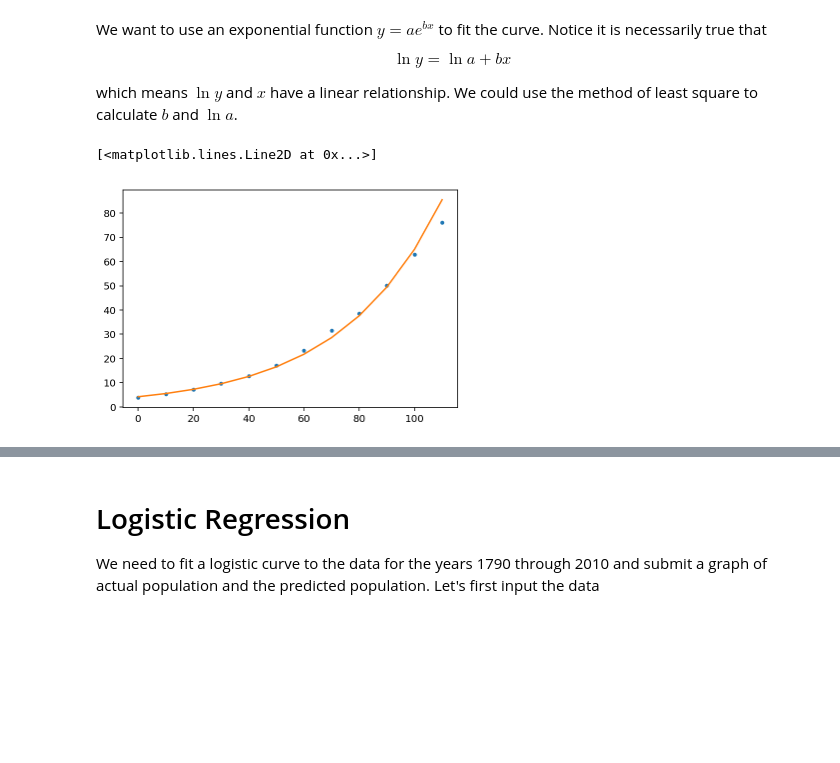
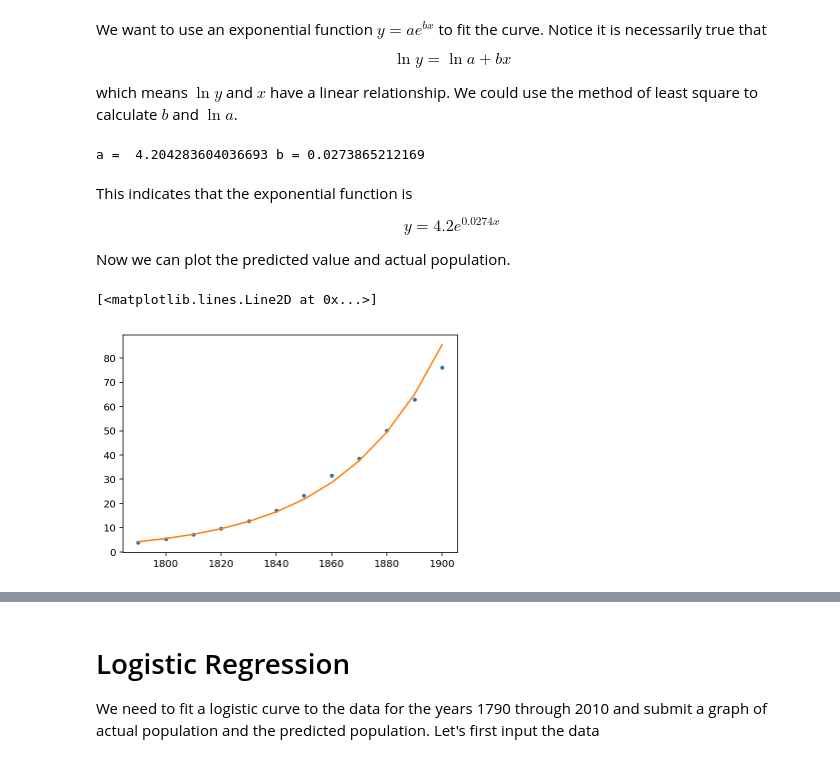
Before and after one commit to vwxyzjn/StatsHW, a Jupyter notebook: Homework Set #4 Problem 1/Homework Set #4 Problem 1.ipynb, the cells around one changed output, grey strips where cells are left out. Cells and saved outputs as stored; diff of their text form; code cells hidden in the pictures; blank space fills up the shorter version.

```diff
--- a/Homework Set #4 Problem 1/Homework Set #4 Problem 1.ipynb
+++ b/Homework Set #4 Problem 1/Homework Set #4 Problem 1.ipynb
@@ -30,12 +30,23 @@ import matplotlib.pyplot as plt
 
 b, lna = np.polyfit(x1, np.log(y1), 1)
 a = math.exp(lna)
-predicted_y1 = a * np.exp(b * x1)
 
-plt.plot(x1, y1, '.')
-plt.plot(x1, predicted_y1, '-')
+print("a = ", a, "b =", b)
 # %% [output]
-[<matplotlib.lines.Line2D at 0x...>]
+a =  4.204283604036693 b = 0.0273865212169
-[figure, removed]
+# %% [markdown]
+This indicates that the exponential function is
+
+$$ y = 4.2 e^{0.0274x}$$
+
+Now we can plot the predicted value and actual population.
+# %%
+predicted_y1 = a * np.exp(b * x1)
+
+plt.plot(x1 + 1790, y1, '.')
+plt.plot(x1 + 1790, predicted_y1, '-')
+# %% [output]
+[<matplotlib.lines.Line2D at 0x...>]
+[figure, added]
 # %%
 # Residual plot
```
Also changed, not shown: parts of 4 cells of this notebook, 10 other files.
